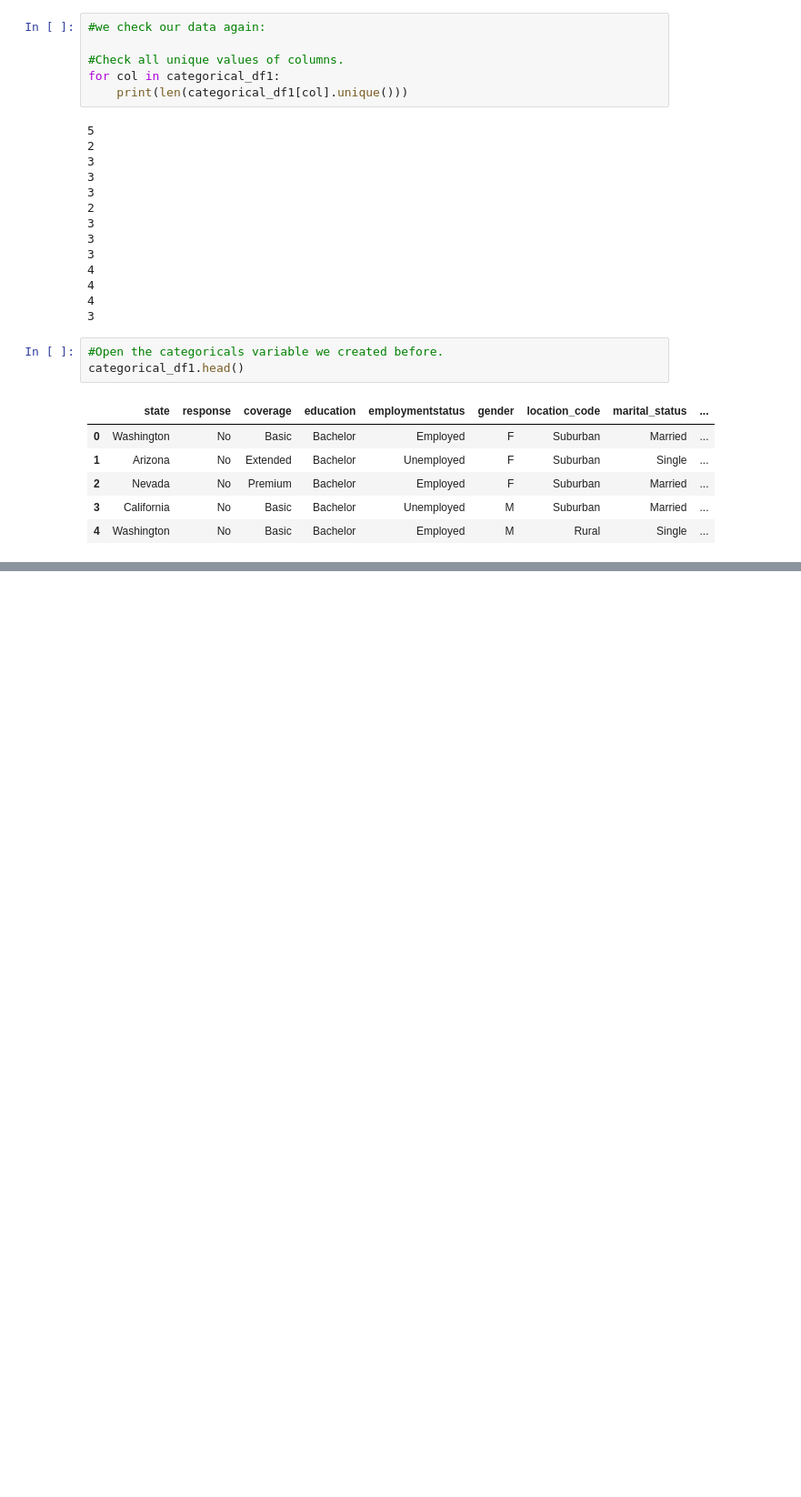
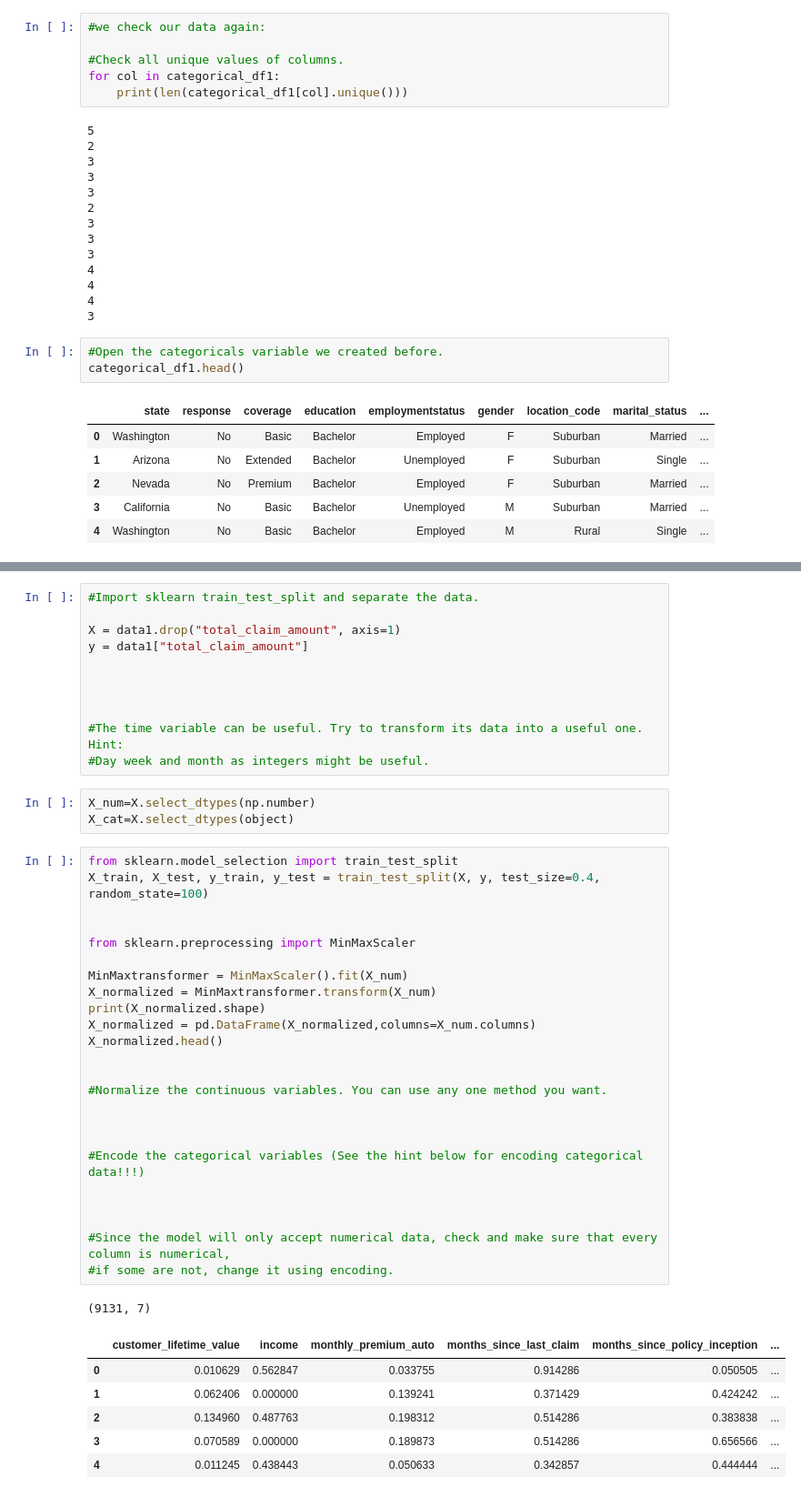
Before and after one commit to MatiasGrob/lab-cleaning-numerical-data, a Jupyter notebook: files_for_lab/lab.ipynb, the cells around one changed output, grey strips where cells are left out. Shown at 91% size. Cells and saved outputs as stored; diff of their text form; blank space fills up the shorter version.

```diff
--- a/files_for_lab/lab.ipynb
+++ b/files_for_lab/lab.ipynb
@@ -643,0 +655,46 @@ cntplot_cat(categoricals)
+# %%
+#Import sklearn train_test_split and separate the data.
+
+X = data1.drop("total_claim_amount", axis=1)
+y = data1["total_claim_amount"]
+
+
+
+
+#The time variable can be useful. Try to transform its data into a useful one. Hint:
+#Day week and month as integers might be useful.
+# %%
+X_num=X.select_dtypes(np.number)
+X_cat=X.select_dtypes(object)
+# %%
+from sklearn.model_selection import train_test_split
+X_train, X_test, y_train, y_test = train_test_split(X, y, test_size=0.4, random_state=100)
+
+
+from sklearn.preprocessing import MinMaxScaler
+
+MinMaxtransformer = MinMaxScaler().fit(X_num)
+X_normalized = MinMaxtransformer.transform(X_num)
+print(X_normalized.shape)
+X_normalized = pd.DataFrame(X_normalized,columns=X_num.columns)
+X_normalized.head()
+
+
+#Normalize the continuous variables. You can use any one method you want.
+
+
+
+#Encode the categorical variables (See the hint below for encoding categorical data!!!)
+
+
+
+#Since the model will only accept numerical data, check and make sure that every column is numerical,
+#if some are not, change it using encoding.
+# %% [output]
+(9131, 7)
+|  | customer_lifetime_value | income | monthly_premium_auto | months_since_last_claim | months_since_policy_inception | ... |
+| 0 | 0.010629 | 0.562847 | 0.033755 | 0.914286 | 0.050505 | ... |
+| 1 | 0.062406 | 0.000000 | 0.139241 | 0.371429 | 0.424242 | ... |
+| 2 | 0.134960 | 0.487763 | 0.198312 | 0.514286 | 0.383838 | ... |
+| 3 | 0.070589 | 0.000000 | 0.189873 | 0.514286 | 0.656566 | ... |
+| 4 | 0.011245 | 0.438443 | 0.050633 | 0.342857 | 0.444444 | ... |
```
Also changed, not shown: parts of 15 cells of this notebook.
